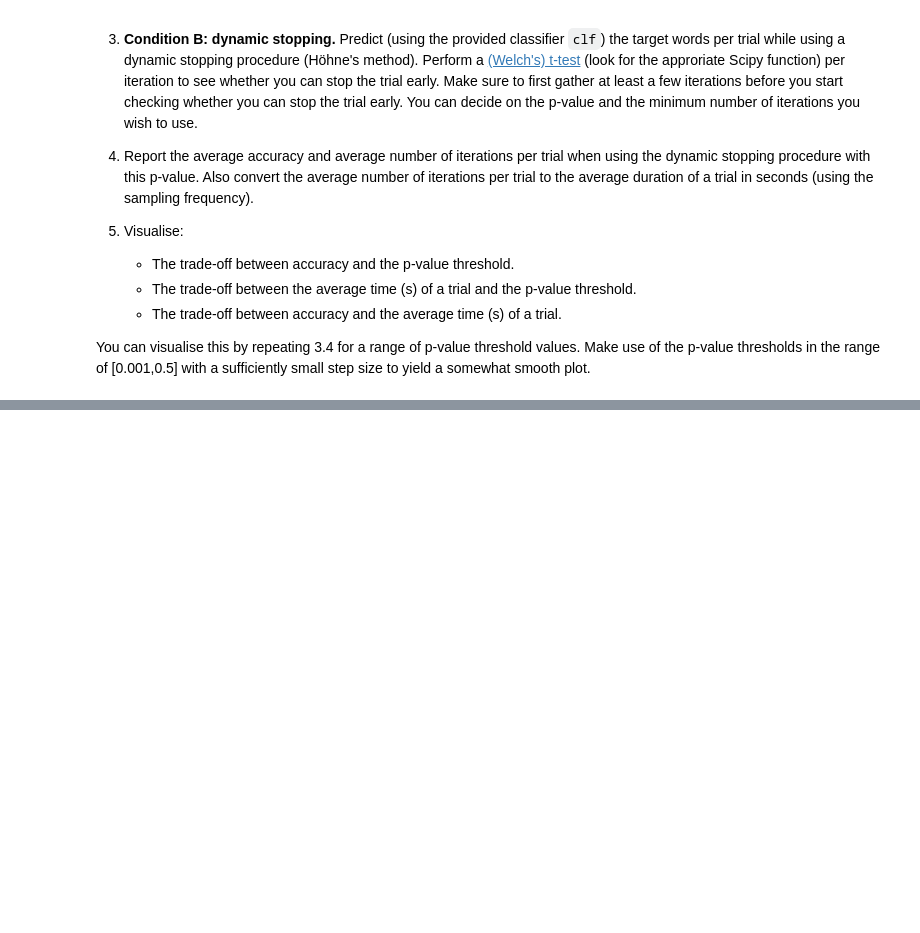
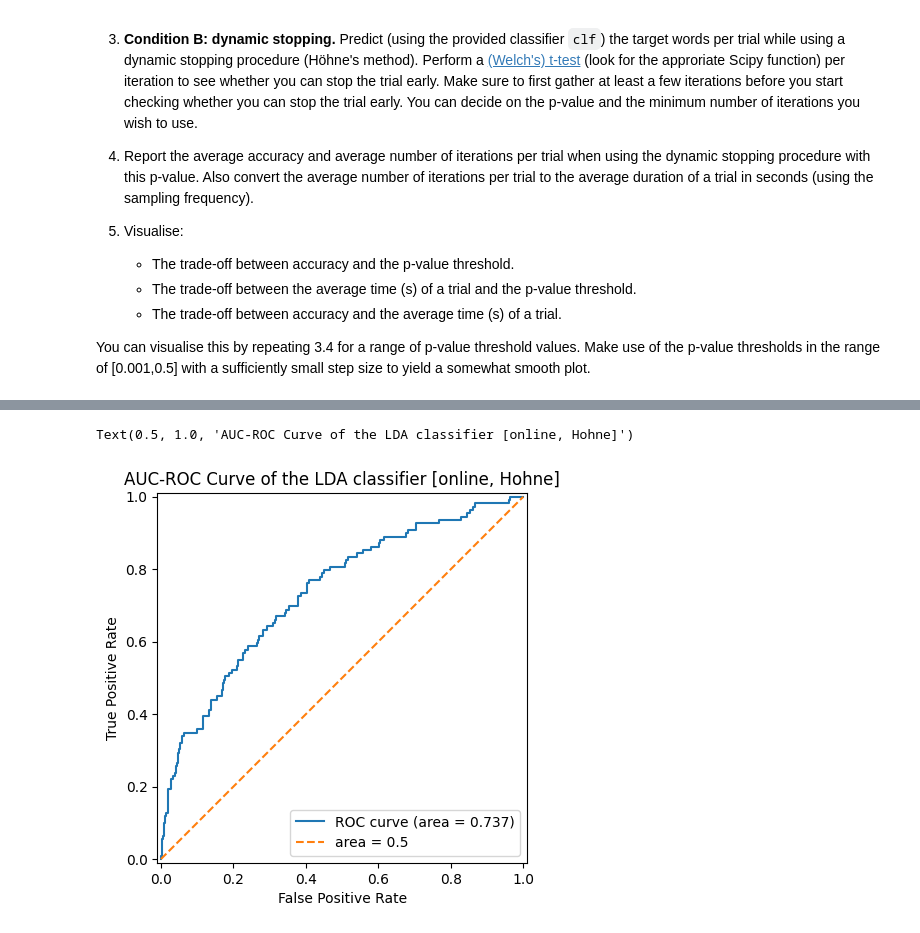
Before and after one commit to RobertvdLeeuw/nix-radboud, a Jupyter notebook: subjects/BCI/assignment_07_dynamic_stopping.ipynb, the cells around one changed output, grey strips where cells are left out. Saved outputs shown, nothing was run; the diff lists cells and outputs as text; code cells hidden in the pictures; blank space fills up the shorter version.

```diff
--- a/subjects/BCI/assignment_07_dynamic_stopping.ipynb
+++ b/subjects/BCI/assignment_07_dynamic_stopping.ipynb
@@ -218,3 +262,36 @@ Text(0.5, 1.0, 'AUC-ROC Curve of the LDA classifier [online]')
+# %%
+# 4.1: Predict target/non-target per stimulus
+
+from scipy.stats import ttest_ind
+
+threshold_p = 0.05
+min_iters = 2
+max_iters = 15
+
+
+pred = np.full(len(test_trials), 0)
+ran_iterations = np.full(test_words.shape[0], max_iters)
+for t, trial in enumerate(test_trials):
+    for i in range(min_iters, max_iters):
+        vals, ids = signed_distances[t, :i+1].ravel(), test_words[t, :i+1].ravel()
+        p = np.array([ttest_ind(vals[ids == w], vals[ids != w], equal_var=False, alternative='greater').pvalue
+                      for w in range(1, 7)])
+
+        if np.nanmin(p) <= threshold_p:
+            ran_iterations[t] = i + 1
+            break
+
+    pred[t] = np.nanargmin(p) + 1
+
+fpr, tpr, thresholds = metrics.roc_curve(test_labels[used], signed_distances[used])
+auc_fig = metrics.RocCurveDisplay(fpr=fpr, tpr=tpr)
+auc_fig.plot()
+plt.plot([0, 1],[0,1], '--')
+plt.legend(['ROC curve (area = %0.3f)' % metrics.auc(fpr, tpr), 'area = 0.5'], loc="lower right")
+plt.title("AUC-ROC Curve of the LDA classifier [online, Hohne]")
+# %% [output]
+Text(0.5, 1.0, 'AUC-ROC Curve of the LDA classifier [online, Hohne]')
+[figure, added]
 # %%
 # Answer here for 4.2 (Condition A, no dynamic stopping)
 # %%
```
Also changed, not shown: parts of 10 cells of this notebook, 10 other files.
